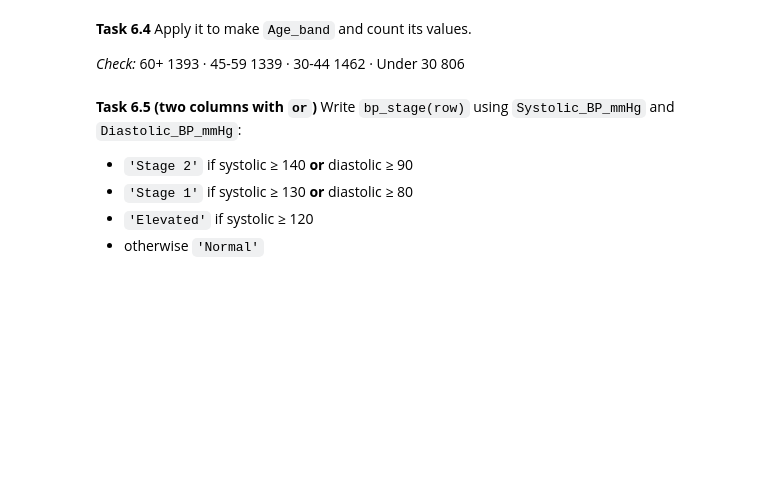
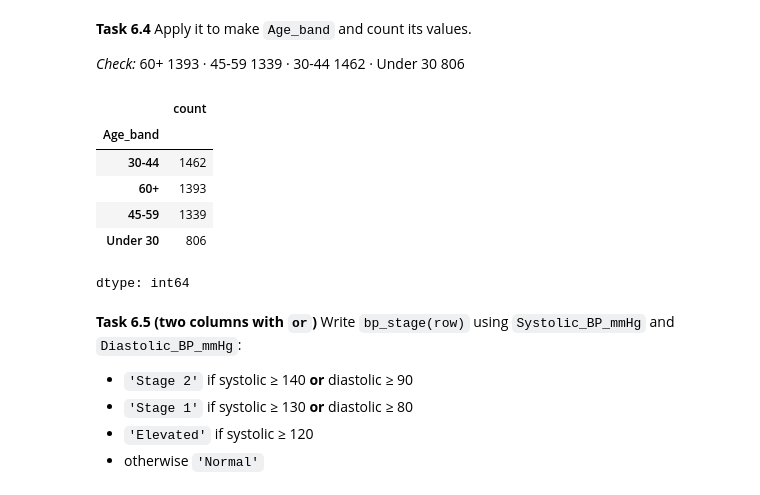
Before and after one commit to adarshsubedi55/programming_for_data_analysis, a Jupyter notebook: Week5_Workshop_Pandas_Student.ipynb, the cells around one changed output. Drawn from its saved outputs; the diff is of its cells as text; code cells hidden in the pictures; blank space fills up the shorter version.

```diff
--- a/Week5_Workshop_Pandas_Student.ipynb
+++ b/Week5_Workshop_Pandas_Student.ipynb
@@ -525,10 +536,28 @@ def age_band(age):
+# %%
+def age_band(age):
+  if age < 30:
+        return 'Under 30'
+  elif age < 45:
+        return '30-44'
+  elif age < 60:
+        return '45-59'
+  else:
+        return '60+'
 # %% [markdown]
 **Task 6.4** Apply it to make `Age_band` and count its values.
 
 *Check:* 60+ 1393 · 45-59 1339 · 30-44 1462 · Under 30 806
 # %%
-df['Age_band'] = ...
+df['Age_band'] = df['Age'].apply(age_band)
 df['Age_band'].value_counts()
+# %% [output]
+|  | count |
+| Age_band |  |
+| 30-44 | 1462 |
+| 60+ | 1393 |
+| 45-59 | 1339 |
+| Under 30 | 806 |
+dtype: int64
 # %% [markdown]
 **Task 6.5 (two columns with `or`)** Write `bp_stage(row)` using `Systolic_BP_mmHg` and `Diastolic_BP_mmHg`:
 - `'Stage 2'` if systolic ≥ 140 **or** diastolic ≥ 90
```
Also changed, not shown: parts of 13 cells of this notebook.
